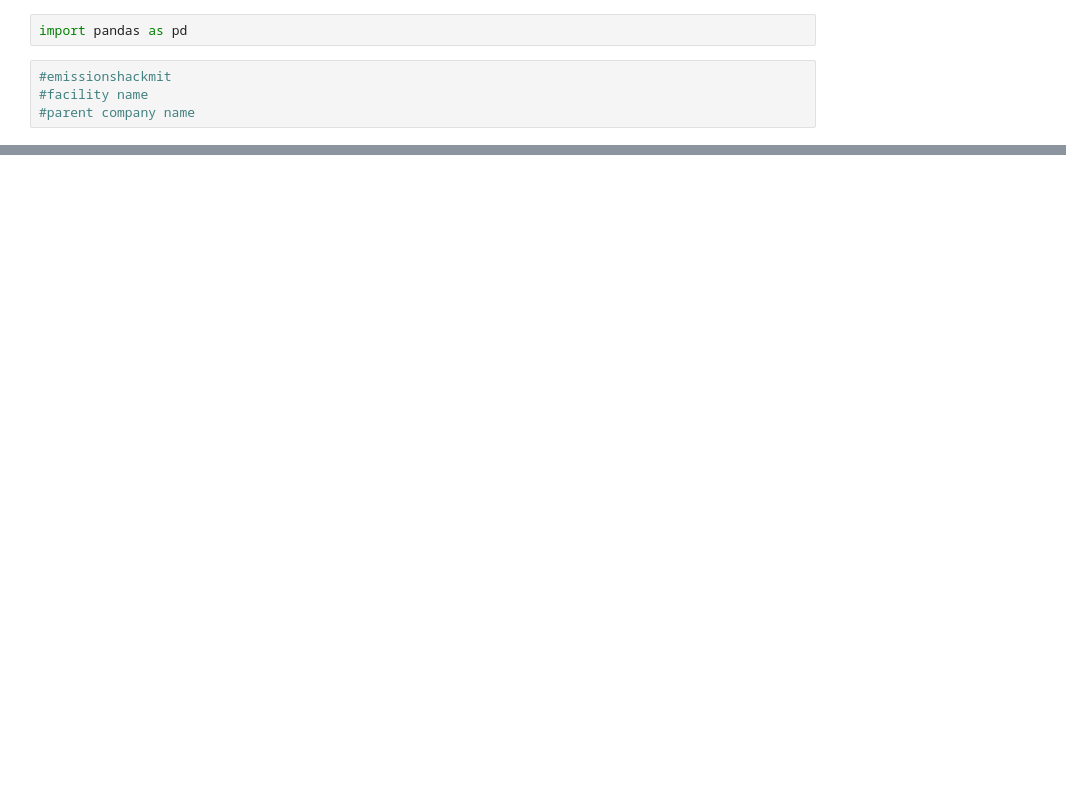
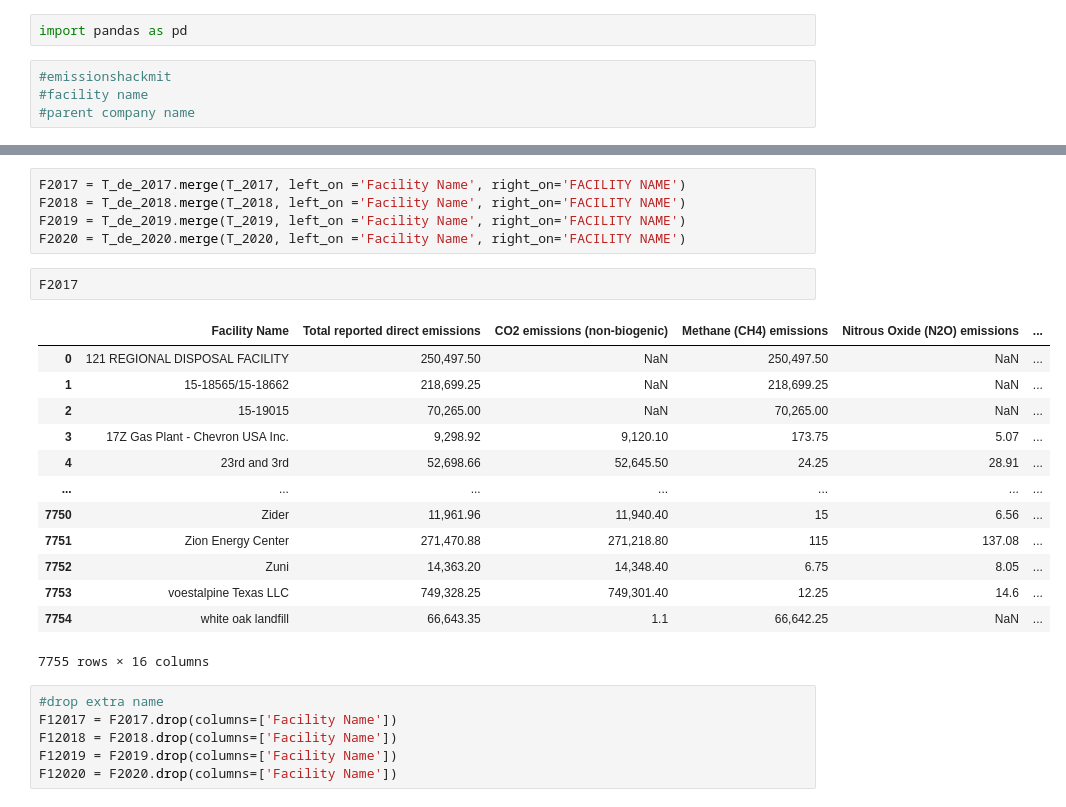
Before and after one commit to JulianTanja/HackMIT_Project, a Jupyter notebook: mit.ipynb, the cells around one changed output, grey strips where cells are left out. Saved outputs shown, nothing was run; the diff lists cells and outputs as text; blank space fills up the shorter version.

```diff
--- a/mit.ipynb
+++ b/mit.ipynb
@@ -62,0 +100,27 @@ KeyError: "None of [Index(['Facility Name', 'Total reported direct emissions'],
+# %%
+F2017 = T_de_2017.merge(T_2017, left_on ='Facility Name', right_on='FACILITY NAME')
+F2018 = T_de_2018.merge(T_2018, left_on ='Facility Name', right_on='FACILITY NAME')
+F2019 = T_de_2019.merge(T_2019, left_on ='Facility Name', right_on='FACILITY NAME')
+F2020 = T_de_2020.merge(T_2020, left_on ='Facility Name', right_on='FACILITY NAME')
+# %%
+F2017
+# %% [output]
+|  | Facility Name | Total reported direct emissions | CO2 emissions (non-biogenic) | Methane (CH4) emissions | Nitrous Oxide (N2O) emissions | ... |
+| 0 | 121 REGIONAL DISPOSAL FACILITY | 250,497.50 | NaN | 250,497.50 | NaN | ... |
+| 1 | 15-18565/15-18662 | 218,699.25 | NaN | 218,699.25 | NaN | ... |
+| 2 | 15-19015 | 70,265.00 | NaN | 70,265.00 | NaN | ... |
+| 3 | 17Z Gas Plant - Chevron USA Inc. | 9,298.92 | 9,120.10 | 173.75 | 5.07 | ... |
+| 4 | 23rd and 3rd | 52,698.66 | 52,645.50 | 24.25 | 28.91 | ... |
+| ... | ... | ... | ... | ... | ... | ... |
+| 7750 | Zider | 11,961.96 | 11,940.40 | 15 | 6.56 | ... |
+| 7751 | Zion Energy Center | 271,470.88 | 271,218.80 | 115 | 137.08 | ... |
+| 7752 | Zuni | 14,363.20 | 14,348.40 | 6.75 | 8.05 | ... |
+| 7753 | voestalpine Texas LLC | 749,328.25 | 749,301.40 | 12.25 | 14.6 | ... |
+| 7754 | white oak landfill | 66,643.35 | 1.1 | 66,642.25 | NaN | ... |
+7755 rows × 16 columns
+# %%
+#drop extra name
+F12017 = F2017.drop(columns=['Facility Name'])
+F12018 = F2018.drop(columns=['Facility Name'])
+F12019 = F2019.drop(columns=['Facility Name'])
+F12020 = F2020.drop(columns=['Facility Name'])
```
Also changed, not shown: parts of 15 cells of this notebook.
